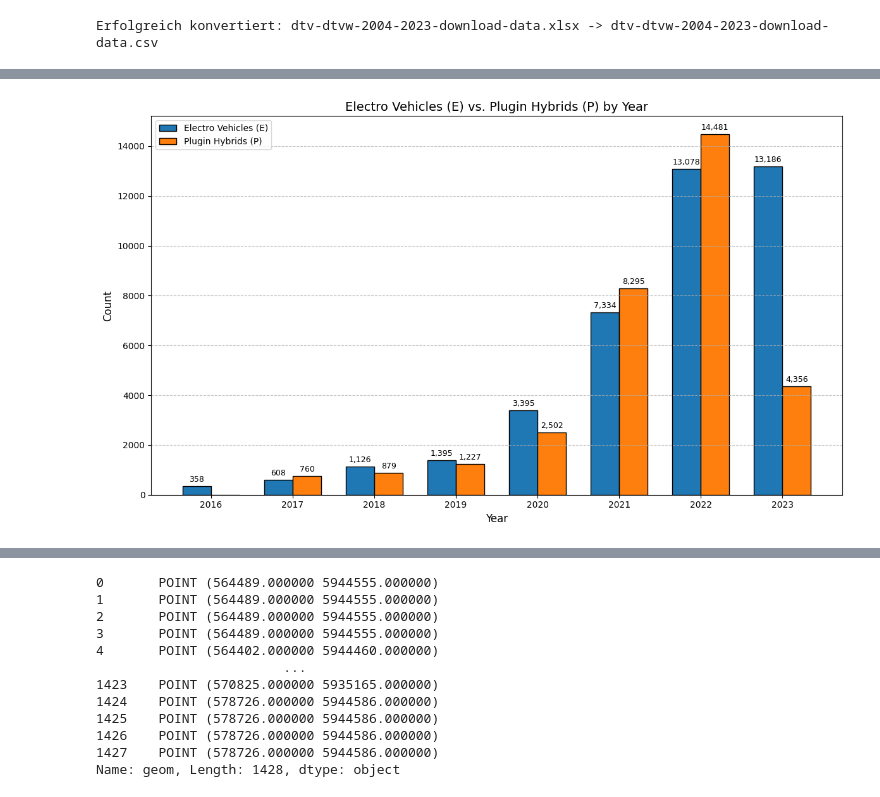
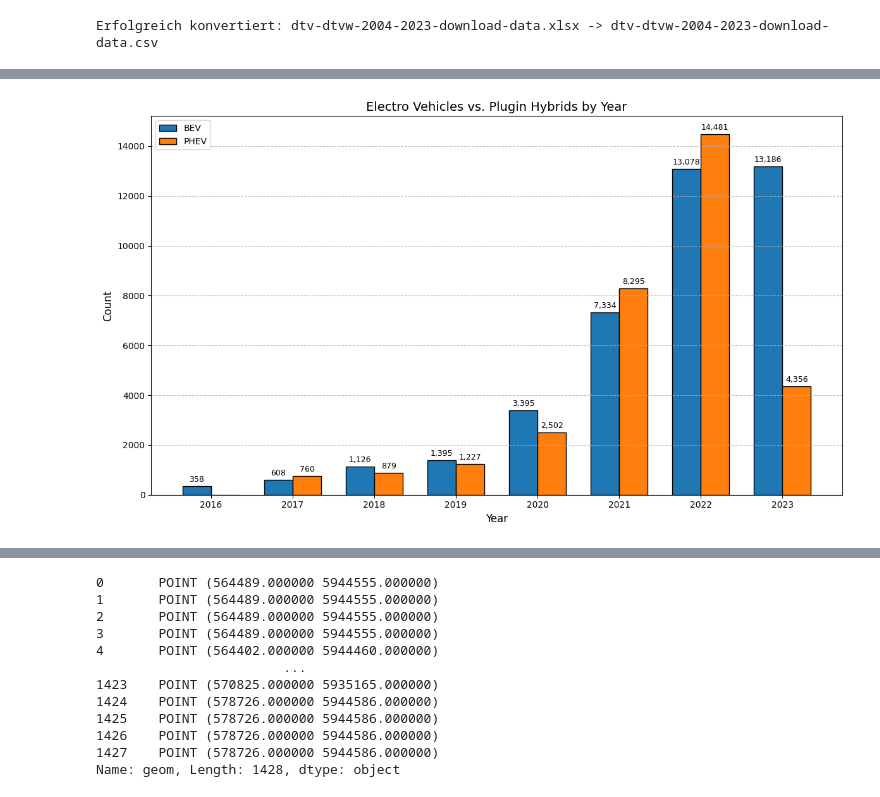
Before and after one commit to DanielJott/hamburg_echarging, a Jupyter notebook: hamburg.ipynb, the cells around one changed output, grey strips where cells are left out. Cells and saved outputs as stored; diff of their text form; code cells hidden in the pictures.

```diff
--- a/hamburg.ipynb
+++ b/hamburg.ipynb
@@ -140,6 +142,19 @@ hamburg_tabelle['Betreiber'] = hamburg_tabelle['Betreiber'].str.replace('ï¿½'
 hamburg_tabelle['Strasse'] = hamburg_tabelle['Strasse'].str.replace('straï¿½e', 'strasse')
 hamburg_tabelle['Strasse'] = hamburg_tabelle['Strasse'].str.replace('Straï¿½e', 'Strasse')
 
+# Convert "Inbetriebnahmedatum" to datetime (handling dd.mm.yy format)
+hamburg_tabelle['Inbetriebnahmedatum'] = pd.to_datetime(
+    hamburg_tabelle['Inbetriebnahmedatum'],
+    format='%d.%m.%Y',
+    errors='coerce'  # Coerce invalid dates to NaT
+)
+
+# Filter out rows where the year is 2024
+hamburg_tabelle = hamburg_tabelle[
+    hamburg_tabelle['Inbetriebnahmedatum'].dt.year != 2024
+]
+# Optional: Reset index if needed
+hamburg_tabelle = hamburg_tabelle.reset_index(drop=True)
 # Gefilterte Tabelle speichern
 hamburg_tabelle.to_csv('hamburg_tabelle.csv', index=False)
 
@@ -351,8 +368,7 @@ map
 [interactive output not drawn]
 # %%
 # Load data and extract years
-df1 = pd.read_csv("hamburg_tabelle.csv")
-years = pd.to_datetime(df1["Inbetriebnahmedatum"], format='%d.%m.%Y', errors='coerce').dt.year
+years = geo_df["Inbetriebnahmedatum"].dt.year
 year_counts = years.dropna().value_counts().sort_index()
 
 # Create the plot
@@ -393,33 +409,33 @@ plt.show()
 # %%
 # Data
 years = np.array([2016, 2017, 2018, 2019, 2020, 2021, 2022, 2023])
 E = np.array([358, 608, 1126, 1395, 3395, 7334, 13078, 13186])
 P = np.array([0, 760, 879, 1227, 2502, 8295, 14481, 4356])  # 2016 P set to 0 (missing)
 
 # Plot
 plt.figure(figsize=(12, 7))
 width = 0.35  # Bar width
 
 # Create bars
-bars_E = plt.bar(years - width/2, E, width, label='Electro Vehicles (E)', color='#1f77b4', edgecolor='black')
-bars_P = plt.bar(years + width/2, P, width, label='Plugin Hybrids (P)', color='#ff7f0e', edgecolor='black')
+bars_E = plt.bar(years - width/2, E, width, label='BEV', color='#1f77b4', edgecolor='black')
+bars_P = plt.bar(years + width/2, P, width, label='PHEV', color='#ff7f0e', edgecolor='black')
 
 # Add counts on top of bars
 for bars in [bars_E, bars_P]:
     for bar in bars:
         height = bar.get_height()
         if height > 0:  # Skip zero (2016 P)
             plt.text(bar.get_x() + bar.get_width()/2, height + 100,
                     f'{int(height):,}', ha='center', va='bottom', fontsize=9)
 
 # Customize
-plt.title("Electro Vehicles (E) vs. Plugin Hybrids (P) by Year", fontsize=14)
+plt.title("Electro Vehicles vs. Plugin Hybrids by Year", fontsize=14)
 plt.xlabel("Year", fontsize=12)
 plt.ylabel("Count", fontsize=12)
 plt.xticks(years)
-plt.legend()
+plt.legend(loc='upper left')
 plt.grid(axis='y', linestyle='--', alpha=0.7)
 plt.tight_layout()
 plt.show()
 # %% [output]
-[figure, old version]
+[figure, new version]
```
Also changed, not shown: parts of 24 cells of this notebook, 1 other file.
